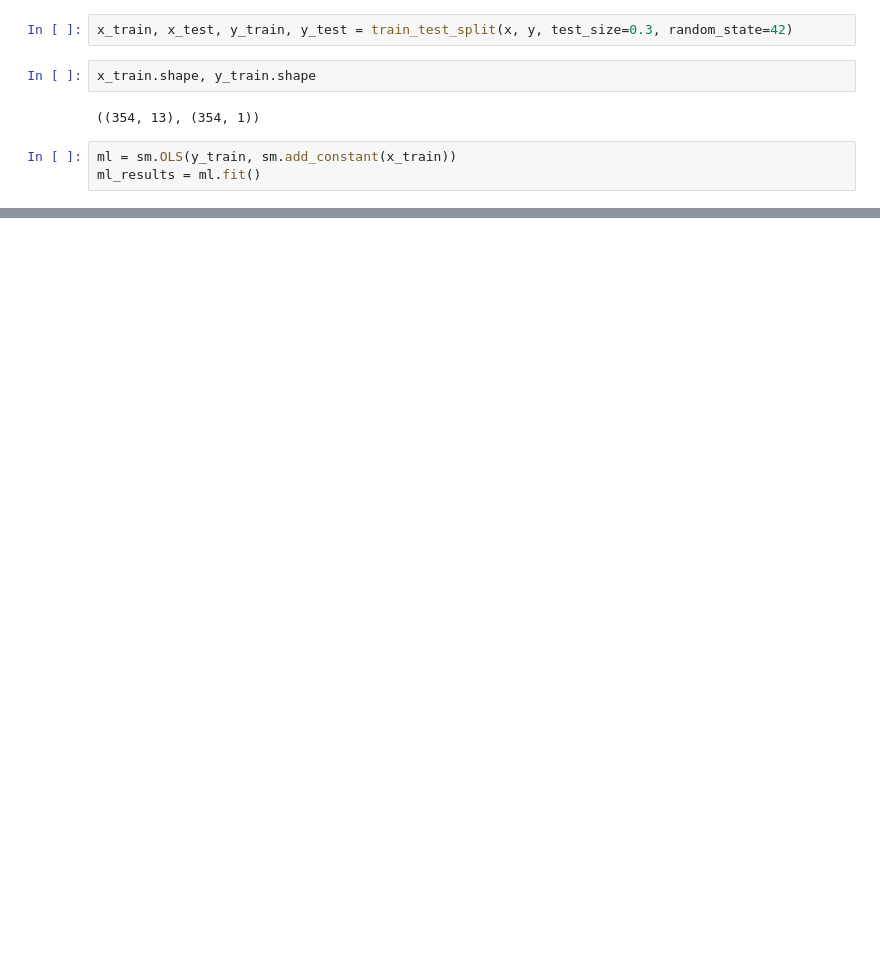
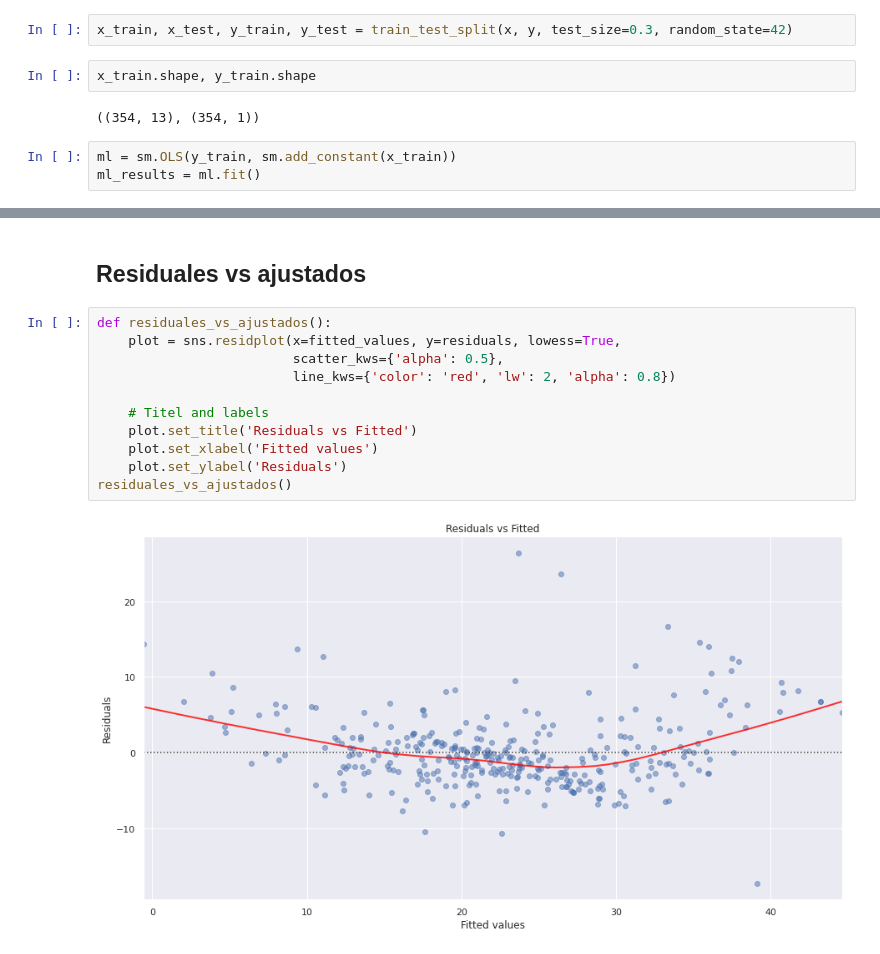
Before and after one commit to jeo10/datamining-frt, a Jupyter notebook: dataset_boston/data_boston.ipynb, the cells around one changed output, grey strips where cells are left out. Drawn from its saved outputs; the diff is of its cells as text; blank space fills up the shorter version.

```diff
--- a/dataset_boston/data_boston.ipynb
+++ b/dataset_boston/data_boston.ipynb
@@ -272,0 +151,15 @@ for r, i in enumerate(abs_norm_resid_top_3):
+# %% [markdown]
+## Residuales vs ajustados
+# %%
+def residuales_vs_ajustados():
+    plot = sns.residplot(x=fitted_values, y=residuals, lowess=True,
+                         scatter_kws={'alpha': 0.5},
+                         line_kws={'color': 'red', 'lw': 2, 'alpha': 0.8})
+
+    # Titel and labels
+    plot.set_title('Residuals vs Fitted')
+    plot.set_xlabel('Fitted values')
+    plot.set_ylabel('Residuals')
+residuales_vs_ajustados()
+# %% [output]
+[figure, added]
```
Also changed, not shown: parts of 60 cells of this notebook, 1 other file.
